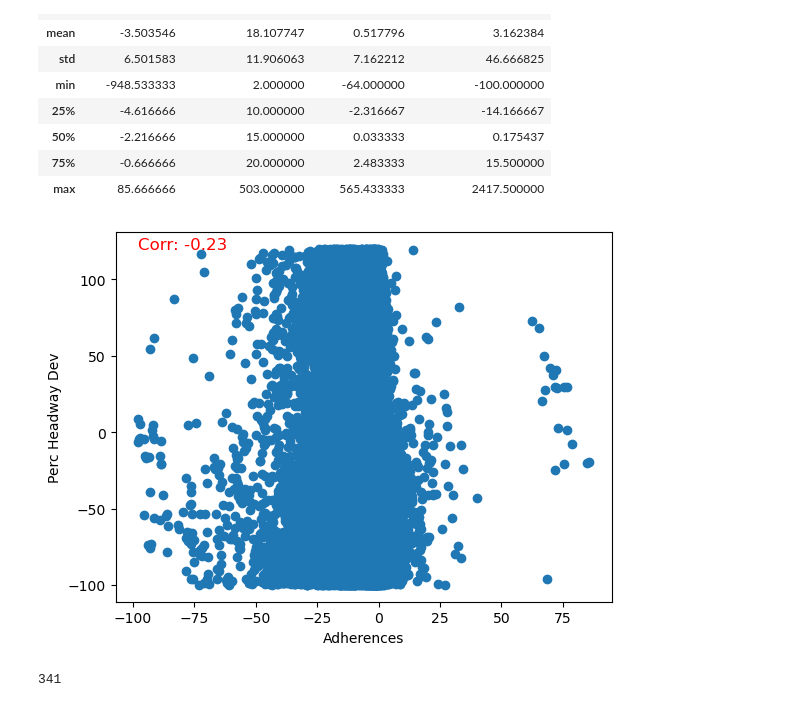
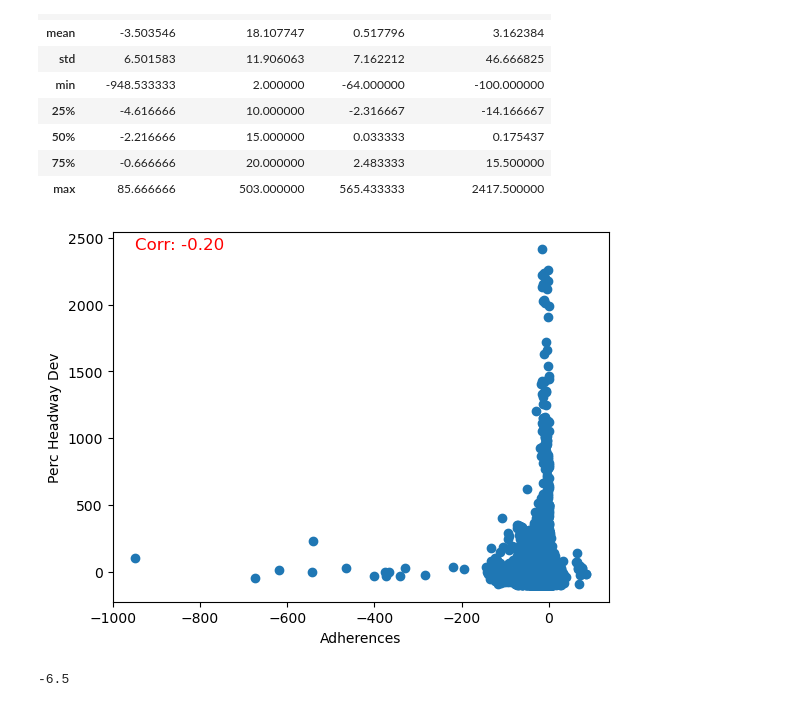
Before and after one commit to nss-data-science-cohort-7/wego-bone_scrapers_wego, a Jupyter notebook: notebooks/eda_sd.ipynb, the cells around one changed output. Drawn from its saved outputs; the diff is of its cells as text; code cells hidden in the pictures.

Commit message:
function added to calculate the time difference between two times

```diff
--- a/notebooks/eda_sd.ipynb
+++ b/notebooks/eda_sd.ipynb
@@ -136,27 +137,22 @@ u.describe()
 # %%
 x_values = []
 y_values = []
 xlim = float('inf')
 ylim = float('inf')
-xlim = 100
-ylim = 120
-# lim = 60
+# xlim = 100
+# ylim = 120
 for x_value, y_value in zip(u["ADHERENCE"], u["PERC_HEADWAY_DEV"]):
     if not math.isnan(x_value) and not math.isnan(y_value) and abs(x_value) < xlim and abs(y_value) < ylim:
         x_values.append(x_value)
         y_values.append(y_value)
 plt.scatter(x_values, y_values)
 plt.xlabel("Adherences")
 plt.ylabel("Perc Headway Dev")
 correlation = np.corrcoef(x_values, y_values)[0, 1]
 text_content = f"Corr: {correlation:.2f}"
 textbox_x = min(x_values)  # X-coordinate for the top-left corner
 textbox_y = max(y_values)  # Y-coordinate for the top-left corner (use the maximum y-value)
 plt.text(textbox_x, textbox_y, text_content, fontsize=12, color='red')
 plt.show();
 # %% [output]
-[figure, old version]
+[figure, new version]
-# %%
-data["OPERATOR"].nunique()
-# %% [output]
-341
@@ -162,0 +171,4 @@ data["OPERATOR"].nunique()
+# %%
+time_difference_in_minutes(data.iloc[0]["ACTUAL_ARRIVAL_TIME"],data.iloc[0]["ACTUAL_DEPARTURE_TIME"])
+# %% [output]
+-6.5
```
Also changed, not shown: parts of 2 cells of this notebook.
